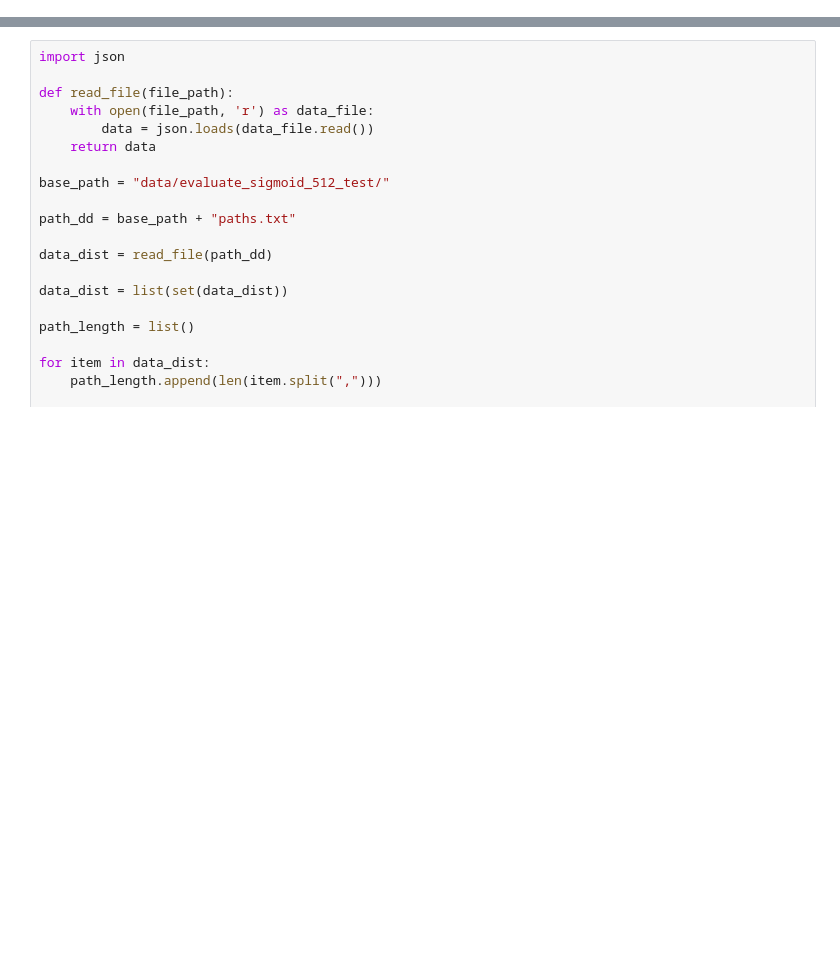
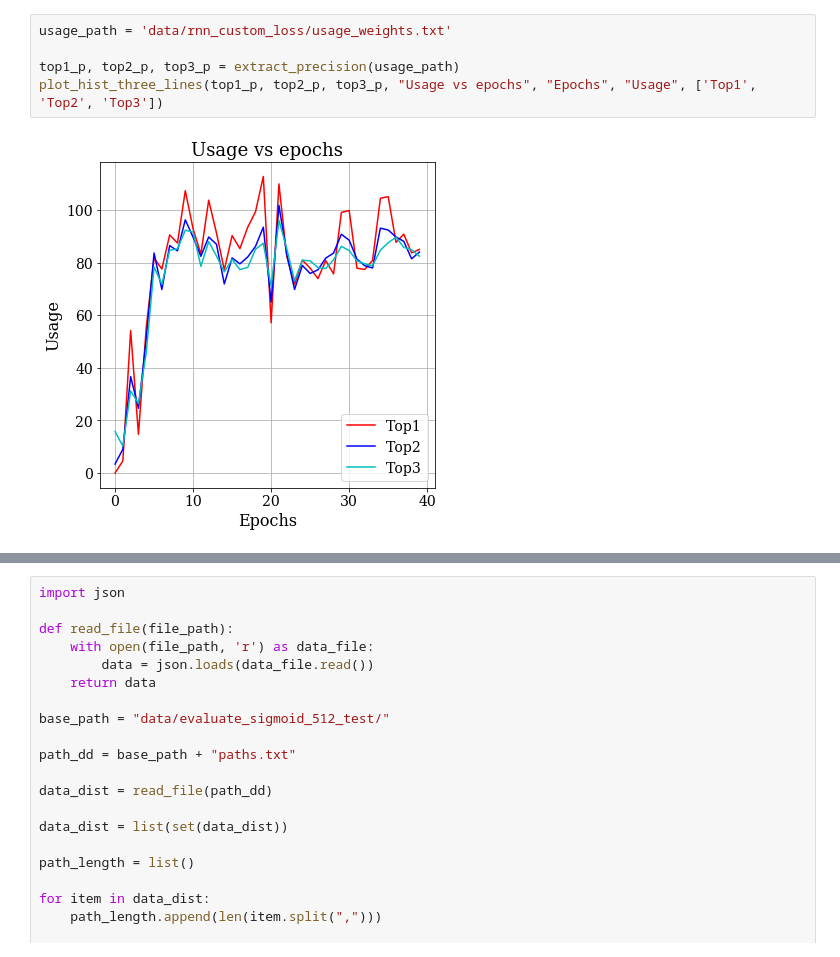
Before and after one commit to anuprulez/similar_galaxy_workflow, a Jupyter notebook: plot_losses_precision.ipynb, the cells around one changed output, grey strips where cells are left out. Drawn from its saved outputs; the diff is of its cells as text; blank space fills up the shorter version.

```diff
--- a/plot_losses_precision.ipynb
+++ b/plot_losses_precision.ipynb
@@ -96,3 +91,10 @@ plot_hist(top3_compatible_precision, "Precision vs epochs", "Epochs", "Precision
+# %%
+usage_path = 'data/rnn_custom_loss/usage_weights.txt'
+
+top1_p, top2_p, top3_p = extract_precision(usage_path)
+plot_hist_three_lines(top1_p, top2_p, top3_p, "Usage vs epochs", "Epochs", "Usage", ['Top1', 'Top2', 'Top3'])
+# %% [output]
+[figure, added]
 # %%
 import json
 
```
Also changed, not shown: parts of 4 cells of this notebook.
